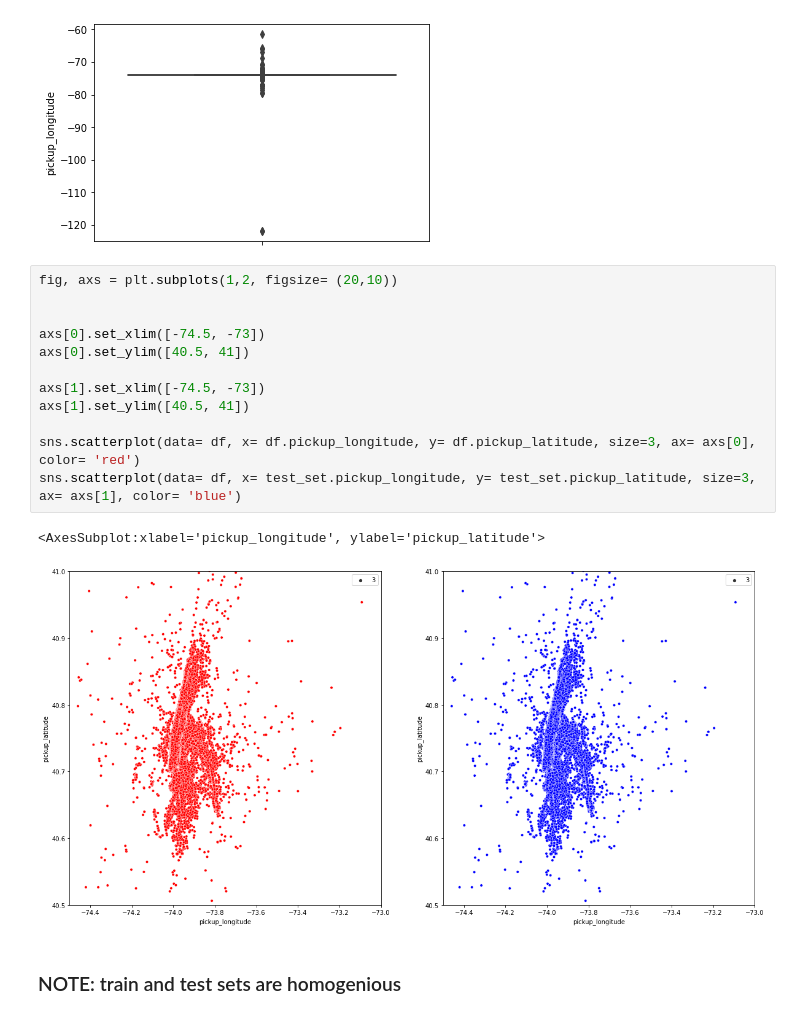
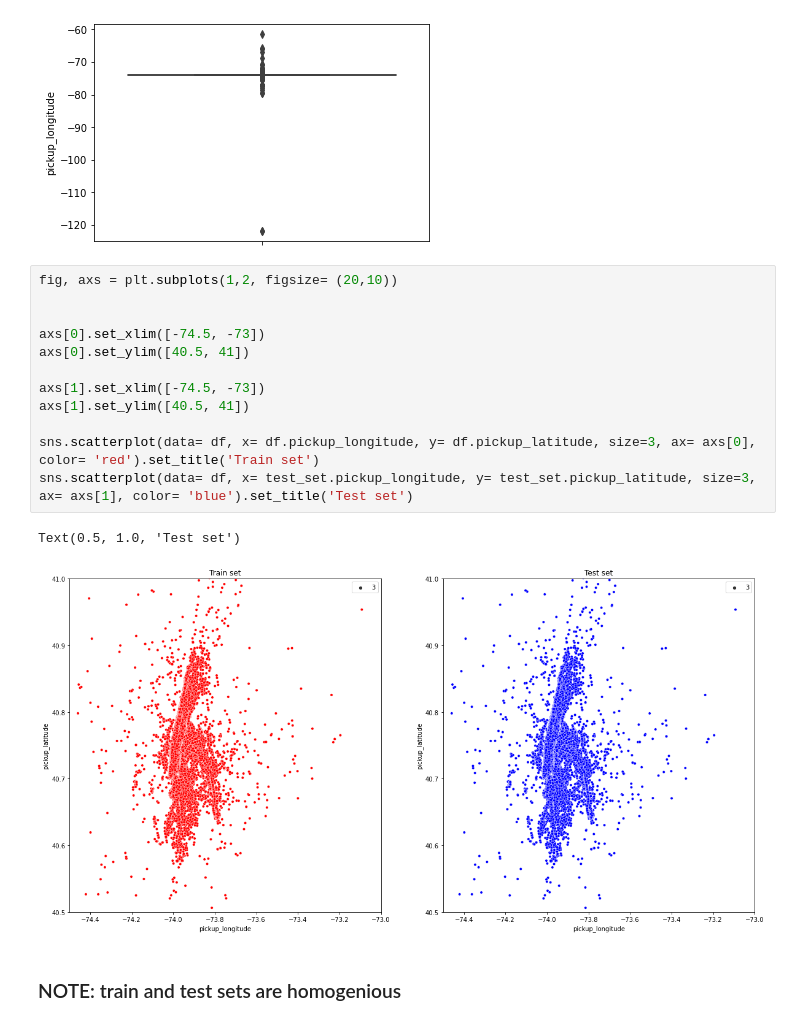
Before and after one commit to ivanshin/-KAGGLE-Taxi, a Jupyter notebook: notebook.ipynb, the cells around one changed output. Drawn from its saved outputs; the diff is of its cells as text.

Commit message:
forgotten title added

```diff
--- a/notebook.ipynb
+++ b/notebook.ipynb
@@ -132,17 +132,17 @@ latitude [min= -121.93334197998048, max= -61.33552932739258]
 # %%
 fig, axs = plt.subplots(1,2, figsize= (20,10))
 
 
 axs[0].set_xlim([-74.5, -73])
 axs[0].set_ylim([40.5, 41])
 
 axs[1].set_xlim([-74.5, -73])
 axs[1].set_ylim([40.5, 41])
 
-sns.scatterplot(data= df, x= df.pickup_longitude, y= df.pickup_latitude, size=3, ax= axs[0], color= 'red')
-sns.scatterplot(data= df, x= test_set.pickup_longitude, y= test_set.pickup_latitude, size=3, ax= axs[1], color= 'blue')
+sns.scatterplot(data= df, x= df.pickup_longitude, y= df.pickup_latitude, size=3, ax= axs[0], color= 'red').set_title('Train set')
+sns.scatterplot(data= df, x= test_set.pickup_longitude, y= test_set.pickup_latitude, size=3, ax= axs[1], color= 'blue').set_title('Test set')
 # %% [output]
-<AxesSubplot:xlabel='pickup_longitude', ylabel='pickup_latitude'>
+Text(0.5, 1.0, 'Test set')
-[figure, old version]
+[figure, new version]
 # %% [markdown]
 ### NOTE: train and test sets are homogenious
```
